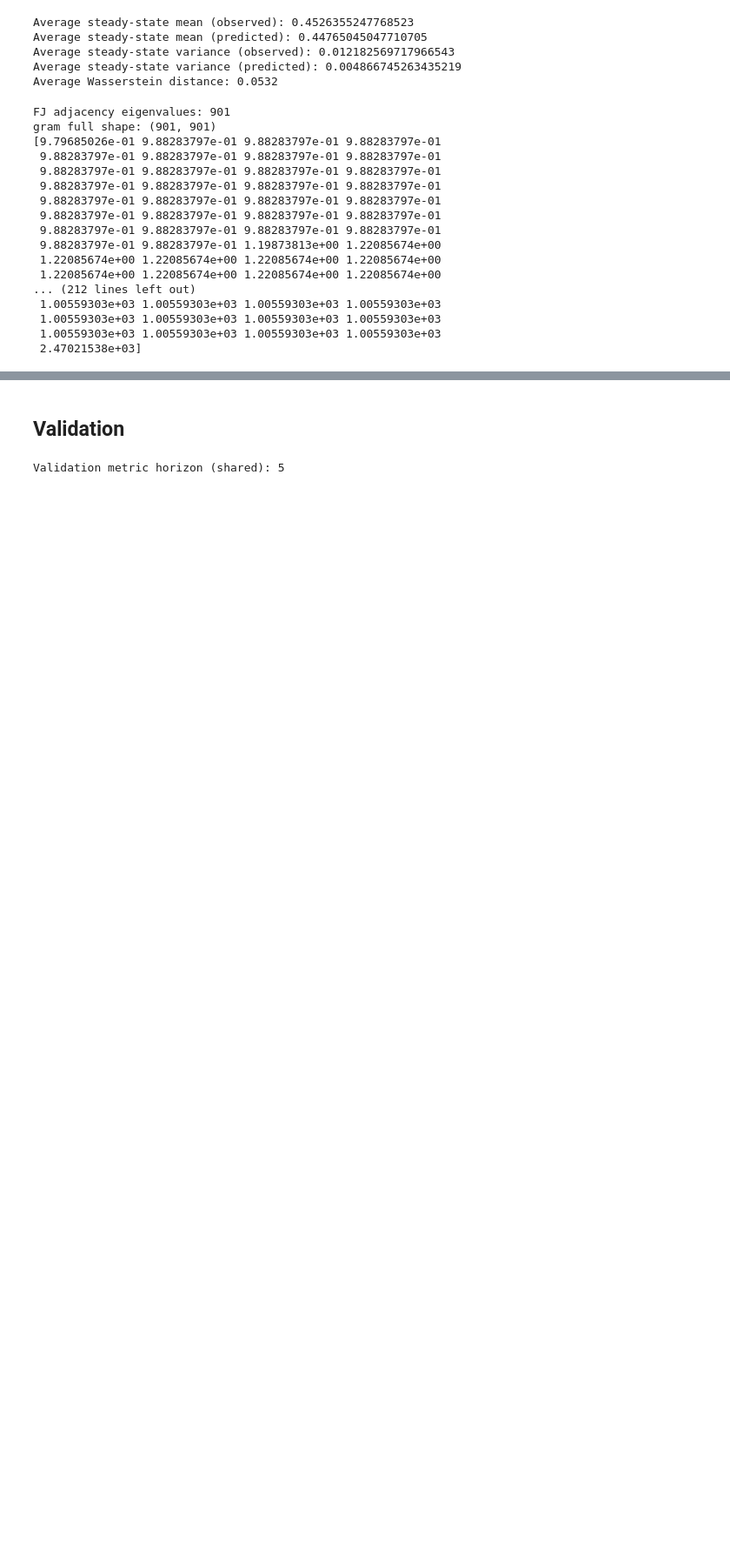
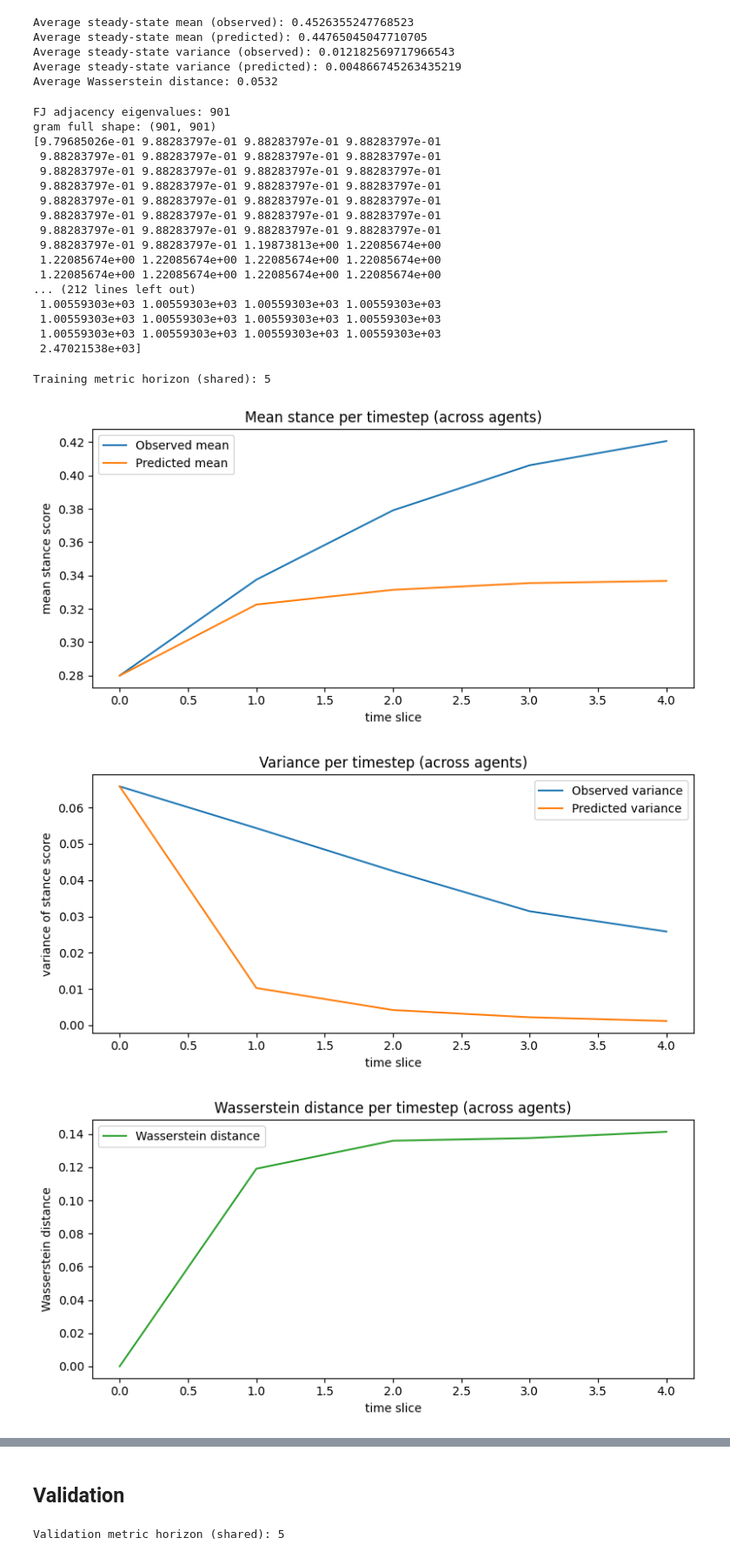
Before and after one commit to samuelLi05/llm-network, a Jupyter notebook: modeling/models/models.ipynb, the cells around one changed output, grey strips where cells are left out. Shown at 87% size. Cells and saved outputs as stored; diff of their text form; code cells hidden in the pictures; blank space fills up the shorter version.

Commit message:
train plots

```diff
--- a/modeling/models/models.ipynb
+++ b/modeling/models/models.ipynb
@@ -1146,0 +1270,27 @@ gram full shape: (901, 901)
+# %%
+# Use one shared curve horizon for all training metric plots (model-to-model consistency).
+TRAIN_CURVE_HORIZON = min(
+    TRAIN_DEGROOT['mean_true_stack'].shape[1],
+    TRAIN_FJ_FIXED['mean_true_stack'].shape[1],
+    TRAIN_FJ_JOINT['mean_true_stack'].shape[1],
+    TRAIN_FJ_ADJ['mean_true_stack'].shape[1],
+)
+
+print('Training metric horizon (shared):', TRAIN_CURVE_HORIZON)
+
+plot_mean_per_timestep(
+    TRAIN_DEGROOT['mean_true_stack'].mean(axis=0)[:TRAIN_CURVE_HORIZON],
+    TRAIN_DEGROOT['mean_pred_stack'].mean(axis=0)[:TRAIN_CURVE_HORIZON],
+)
+plot_variance_per_timestep(
+    TRAIN_DEGROOT['var_true_stack'].mean(axis=0)[:TRAIN_CURVE_HORIZON],
+    TRAIN_DEGROOT['var_pred_stack'].mean(axis=0)[:TRAIN_CURVE_HORIZON],
+)
+plot_wasserstein_distance_per_timestep(
+    TRAIN_DEGROOT['wasserstein_stack'].mean(axis=0)[:TRAIN_CURVE_HORIZON],
+)
+# %% [output]
+Training metric horizon (shared): 5
+[figure, added]
+[figure, added]
+[figure, added]
```
Also changed, not shown: parts of 8 cells of this notebook.
